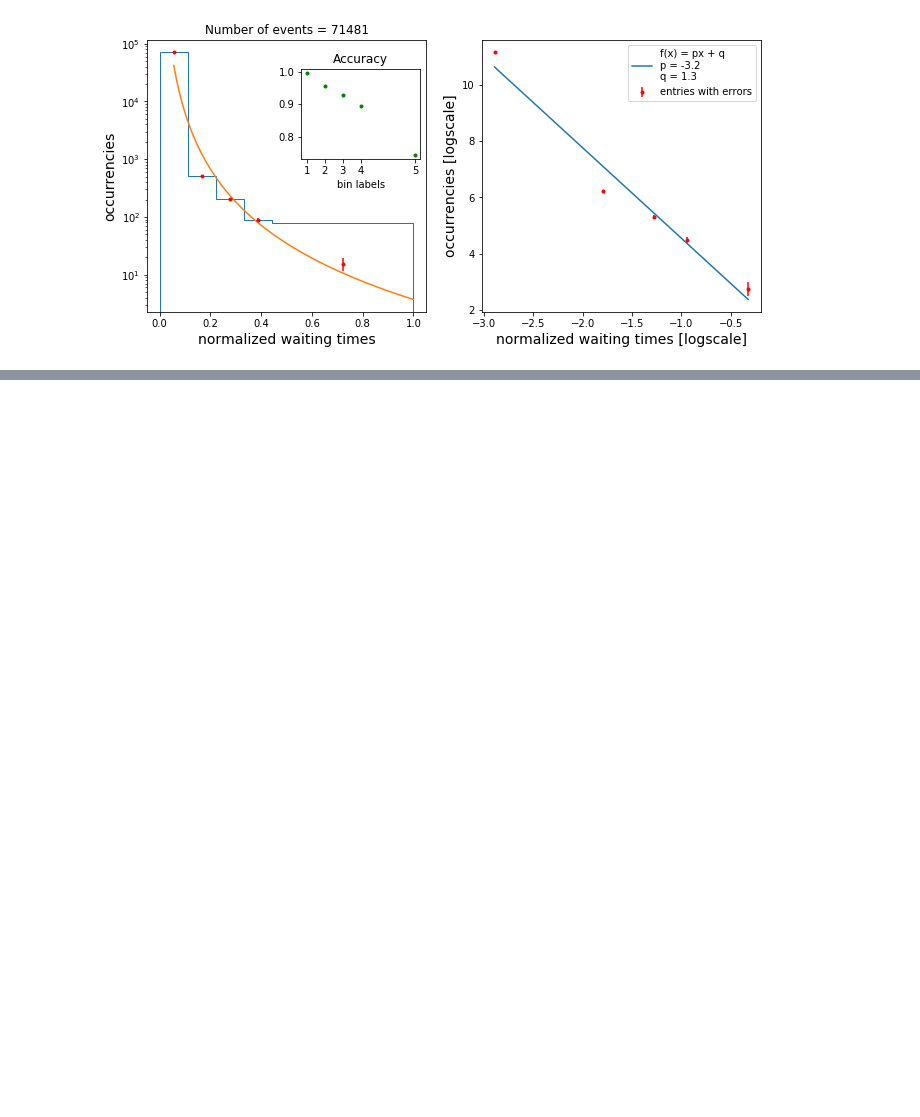
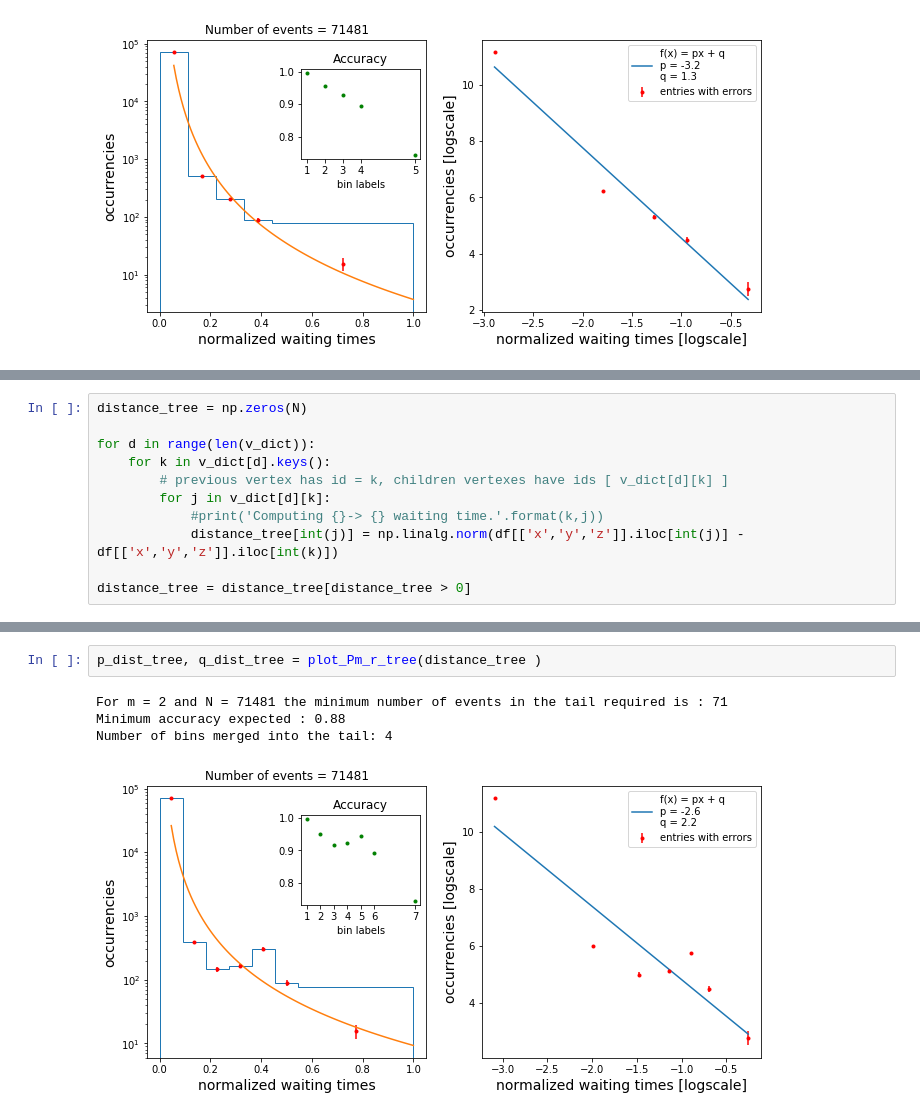
Before and after one commit to mango915/Earthquakes, a Jupyter notebook: nico.ipynb, the cells around one changed output, grey strips where cells are left out. Drawn from its saved outputs; the diff is of its cells as text; blank space fills up the shorter version.

```diff
--- a/nico.ipynb
+++ b/nico.ipynb
@@ -1027,0 +847,11 @@ Number of bins merged into the tail: 4
+# %%
+distance_tree = np.zeros(N)
+
+for d in range(len(v_dict)):
+    for k in v_dict[d].keys():
+        # previous vertex has id = k, children vertexes have ids [ v_dict[d][k] ]
+        for j in v_dict[d][k]:
+            #print('Computing {}-> {} waiting time.'.format(k,j))
+            distance_tree[int(j)] = np.linalg.norm(df[['x','y','z']].iloc[int(j)] - df[['x','y','z']].iloc[int(k)])
+
+distance_tree = distance_tree[distance_tree > 0]
@@ -1027,0 +924,7 @@ Number of bins merged into the tail: 4
+# %%
+p_dist_tree, q_dist_tree = plot_Pm_r_tree(distance_tree )
+# %% [output]
+For m = 2 and N = 71481 the minimum number of events in the tail required is : 71
+Minimum accuracy expected : 0.88
+Number of bins merged into the tail: 4
+[figure, added]
```
Also changed, not shown: parts of 48 cells of this notebook, 1 other file.
